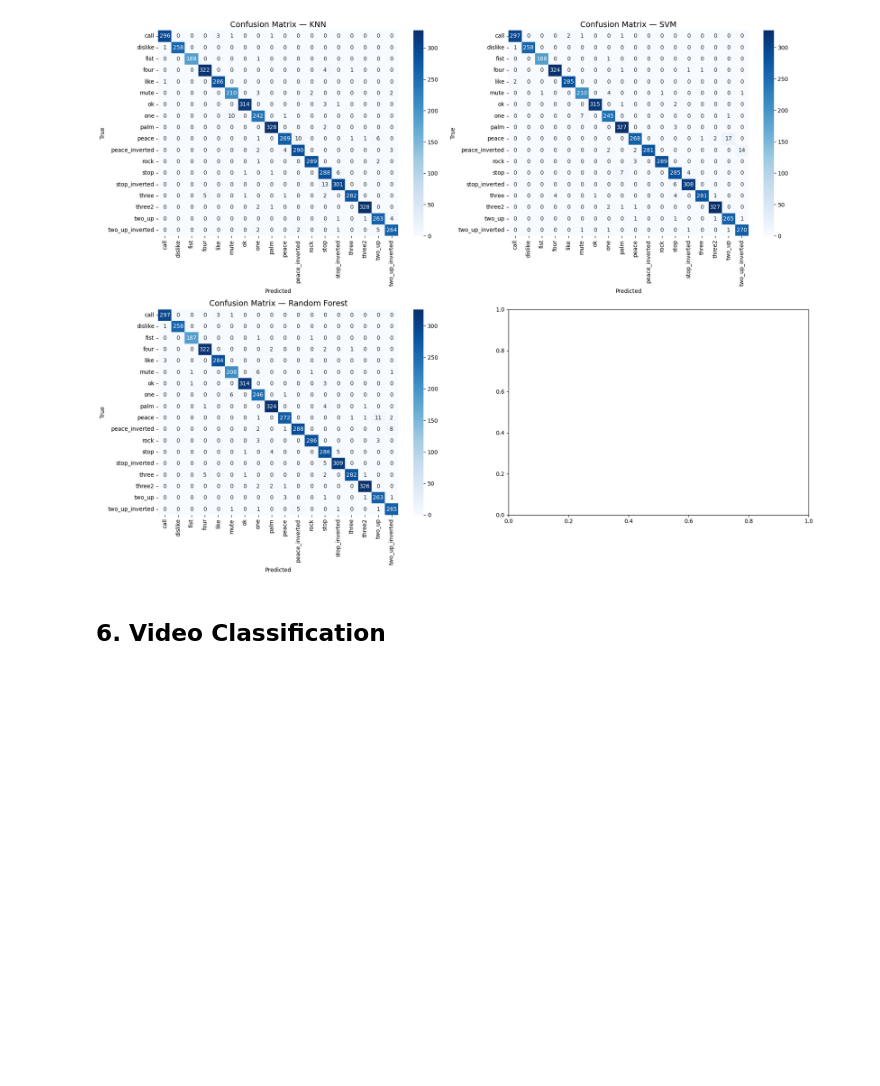
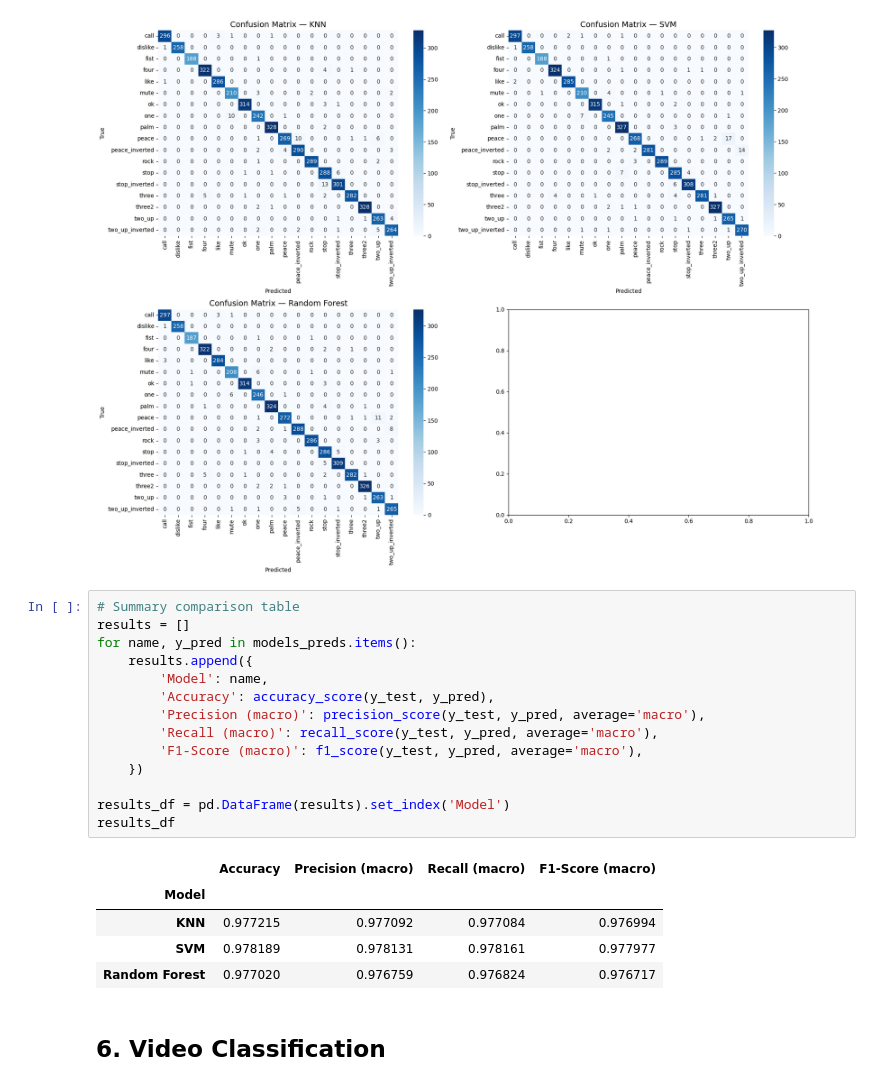
Before and after one commit to AbdelazizAhmed1811/Hand-Gesture-Classification-Using-MediaPipe-Landmarks-from-the-HaGRID-Dataset, a Jupyter notebook: Hand-Gesture-Classification.ipynb, the cells around one changed output. Saved outputs shown, nothing was run; the diff lists cells and outputs as text; blank space fills up the shorter version.

Commit message:
feat: Add model comparison table and rationale for Random Forest selection to notebook and README.

```diff
--- a/Hand-Gesture-Classification.ipynb
+++ b/Hand-Gesture-Classification.ipynb
@@ -383,6 +383,26 @@ plt.tight_layout()
 plt.show()
 # %% [output]
 [figure]
+# %%
+# Summary comparison table
+results = []
+for name, y_pred in models_preds.items():
+    results.append({
+        'Model': name,
+        'Accuracy': accuracy_score(y_test, y_pred),
+        'Precision (macro)': precision_score(y_test, y_pred, average='macro'),
+        'Recall (macro)': recall_score(y_test, y_pred, average='macro'),
+        'F1-Score (macro)': f1_score(y_test, y_pred, average='macro'),
+    })
+
+results_df = pd.DataFrame(results).set_index('Model')
+results_df
+# %% [output]
+|  | Accuracy | Precision (macro) | Recall (macro) | F1-Score (macro) |
+| Model |  |  |  |  |
+| KNN | 0.977215 | 0.977092 | 0.977084 | 0.976994 |
+| SVM | 0.978189 | 0.978131 | 0.978161 | 0.977977 |
+| Random Forest | 0.977020 | 0.976759 | 0.976824 | 0.976717 |
 # %% [markdown]
 ## 6. Video Classification
 # %%
```
Also changed, not shown: parts of 1 cell of this notebook, 1 other file.
